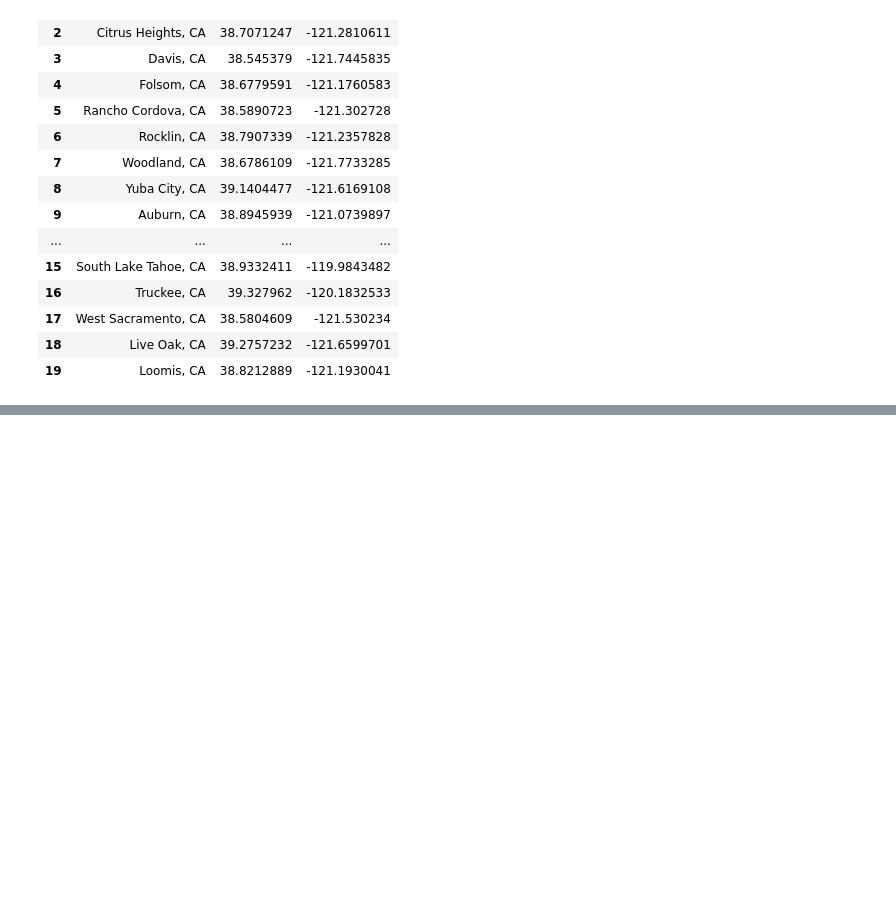
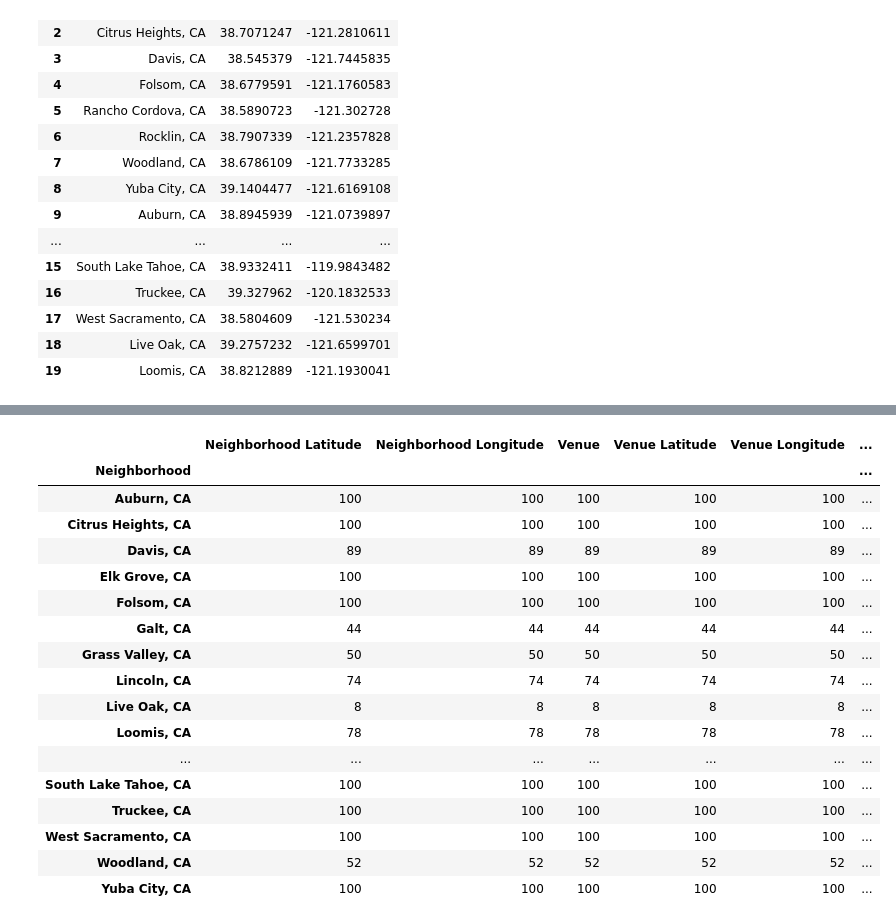
Before and after one commit to mkchrist/Coursera_Capstone, a Jupyter notebook: Week 5 Assignment: Battle of the Neighborhoods.ipynb, the cells around one changed output, grey strips where cells are left out. Saved outputs shown, nothing was run; the diff lists cells and outputs as text; code cells hidden in the pictures; blank space fills up the shorter version.

```diff
--- a/Week 5 Assignment: Battle of the Neighborhoods.ipynb
+++ b/Week 5 Assignment: Battle of the Neighborhoods.ipynb
@@ -895,0 +908,18 @@ Cities
+# %%
+# Create a general map of Sacramento
+map2_sac = folium.Map(location=[latitude, longitude], zoom_start=13)
+
+# add markers to map
+for lat, lng, label in zip(Attractions['Latitude'], Attractions['Longitude'], Attractions['Attraction']):
+    label = folium.Popup(label, parse_html=True)
+    folium.CircleMarker(
+        [lat, lng],
+        radius=7,
+        popup=label,
+        color='blue',
+        fill=True,
+        fill_color='#3186cc',
+        fill_opacity=0.7,
+        parse_html=False).add_to(map_sac)
+
+map2_sac
@@ -895,0 +928,13 @@ Cities
+# %%
+# Lets explore the venues that surround each of these Attractions
+# We will do this using Foursquare
+
+CLIENT_ID = 'SEB12VRXXLTFKQYNSB1DM2LAZEHFK2TVS02TL20ZYWH3IMSN' # your Foursquare ID
+CLIENT_SECRET = '3E3LQBASDCDZAZOMI4JJRSLVFG45JOXXMFPIHKG1FF1ZM3Z4' # your Foursquare Secret
+ACCESS_TOKEN = 'KSSMIWCOS5KDN4UV4KBSAAKZC2XOMHQEEWP01IAS4M2HYIH1' # your FourSquare Access Token
+VERSION = '20180605' # Foursquare API version
+LIMIT = 100 # A default Foursquare API limit value
+
+print('Your credentails:')
+print('CLIENT_ID: ' + CLIENT_ID)
+print('CLIENT_SECRET:' + CLIENT_SECRET)
@@ -895,0 +985,5 @@ Cities
+# %%
+region_venues = getNearbyVenues(names=Cities['City'],
+                                 latitudes=Cities['Latitude'],
+                                 longitudes=Cities['Longitude'],
+                                 radius=5280)
@@ -895,0 +1033,21 @@ Cities
+# %%
+region_venues.groupby(['Neighborhood']).count()
+# %% [output]
+|  | Neighborhood Latitude | Neighborhood Longitude | Venue | Venue Latitude | Venue Longitude | ... |
+| Neighborhood |  |  |  |  |  | ... |
+| Auburn, CA | 100 | 100 | 100 | 100 | 100 | ... |
+| Citrus Heights, CA | 100 | 100 | 100 | 100 | 100 | ... |
+| Davis, CA | 89 | 89 | 89 | 89 | 89 | ... |
+| Elk Grove, CA | 100 | 100 | 100 | 100 | 100 | ... |
+| Folsom, CA | 100 | 100 | 100 | 100 | 100 | ... |
+| Galt, CA | 44 | 44 | 44 | 44 | 44 | ... |
+| Grass Valley, CA | 50 | 50 | 50 | 50 | 50 | ... |
+| Lincoln, CA | 74 | 74 | 74 | 74 | 74 | ... |
+| Live Oak, CA | 8 | 8 | 8 | 8 | 8 | ... |
+| Loomis, CA | 78 | 78 | 78 | 78 | 78 | ... |
+| ... | ... | ... | ... | ... | ... | ... |
+| South Lake Tahoe, CA | 100 | 100 | 100 | 100 | 100 | ... |
+| Truckee, CA | 100 | 100 | 100 | 100 | 100 | ... |
+| West Sacramento, CA | 100 | 100 | 100 | 100 | 100 | ... |
+| Woodland, CA | 52 | 52 | 52 | 52 | 52 | ... |
+| Yuba City, CA | 100 | 100 | 100 | 100 | 100 | ... |
```
Also changed, not shown: parts of 40 cells of this notebook.
